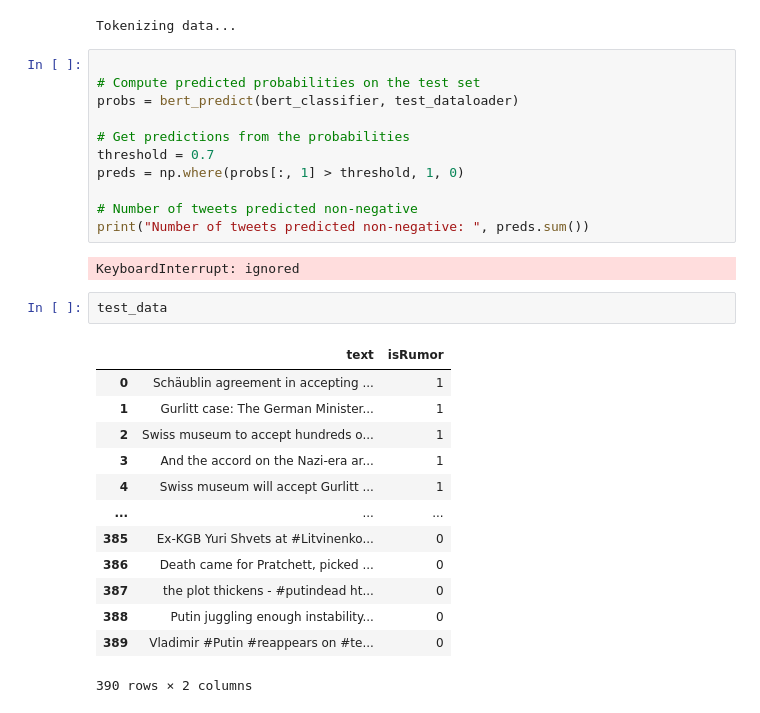
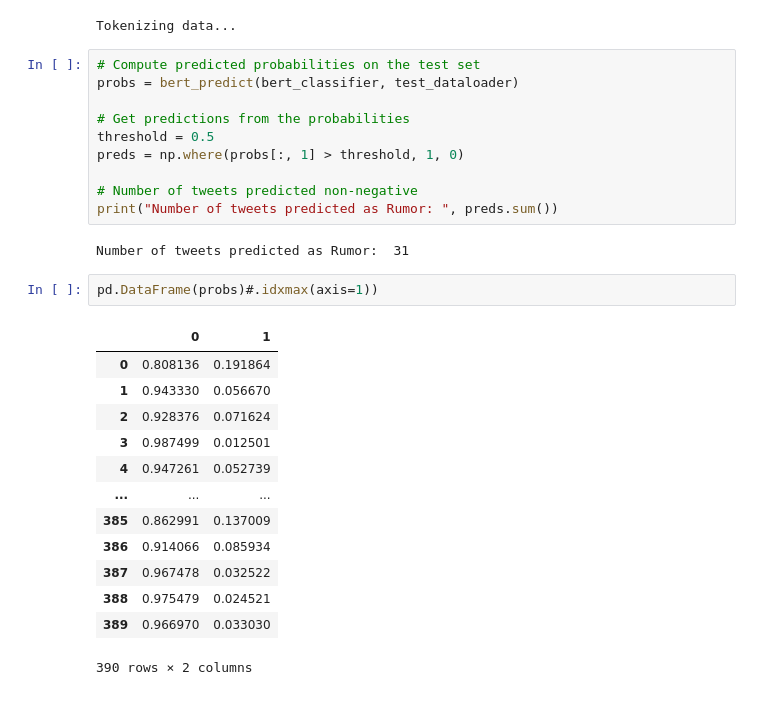
Before and after one commit to zzunebye/Capstone-code-data, a Jupyter notebook: PHEME_BERT_scratch.ipynb, the cells around one changed output. Cells and saved outputs as stored; diff of their text form.

```diff
--- a/PHEME_BERT_scratch.ipynb
+++ b/PHEME_BERT_scratch.ipynb
@@ -714,31 +752,30 @@ test_dataloader = DataLoader(test_dataset, sampler=test_sampler, batch_size=32)
 # %% [output]
 Tokenizing data...
 # %%
-
 # Compute predicted probabilities on the test set
 probs = bert_predict(bert_classifier, test_dataloader)
 
 # Get predictions from the probabilities
-threshold = 0.7
+threshold = 0.5
 preds = np.where(probs[:, 1] > threshold, 1, 0)
 
 # Number of tweets predicted non-negative
-print("Number of tweets predicted non-negative: ", preds.sum())
+print("Number of tweets predicted as Rumor: ", preds.sum())
 # %% [output]
-KeyboardInterrupt: ignored
+Number of tweets predicted as Rumor:  31
-# %%
-test_data
-# %% [output]
-|  | text | isRumor |
-| 0 | Schäublin agreement in accepting ... | 1 |
-| 1 | Gurlitt case: The German Minister... | 1 |
-| 2 | Swiss museum to accept hundreds o... | 1 |
-| 3 | And the accord on the Nazi-era ar... | 1 |
-| 4 | Swiss museum will accept Gurlitt ... | 1 |
-| ... | ... | ... |
-| 385 | Ex-KGB Yuri Shvets at #Litvinenko... | 0 |
-| 386 | Death came for Pratchett, picked ... | 0 |
-| 387 | the plot thickens - #putindead ht... | 0 |
-| 388 | Putin juggling enough instability... | 0 |
-| 389 | Vladimir #Putin #reappears on #te... | 0 |
-390 rows × 2 columns
+# %%
+pd.DataFrame(probs)#.idxmax(axis=1))
+# %% [output]
+|  | 0 | 1 |
+| 0 | 0.808136 | 0.191864 |
+| 1 | 0.943330 | 0.056670 |
+| 2 | 0.928376 | 0.071624 |
+| 3 | 0.987499 | 0.012501 |
+| 4 | 0.947261 | 0.052739 |
+| ... | ... | ... |
+| 385 | 0.862991 | 0.137009 |
+| 386 | 0.914066 | 0.085934 |
+| 387 | 0.967478 | 0.032522 |
+| 388 | 0.975479 | 0.024521 |
+| 389 | 0.966970 | 0.033030 |
+390 rows × 2 columns
```
Also changed, not shown: parts of 20 cells of this notebook.
